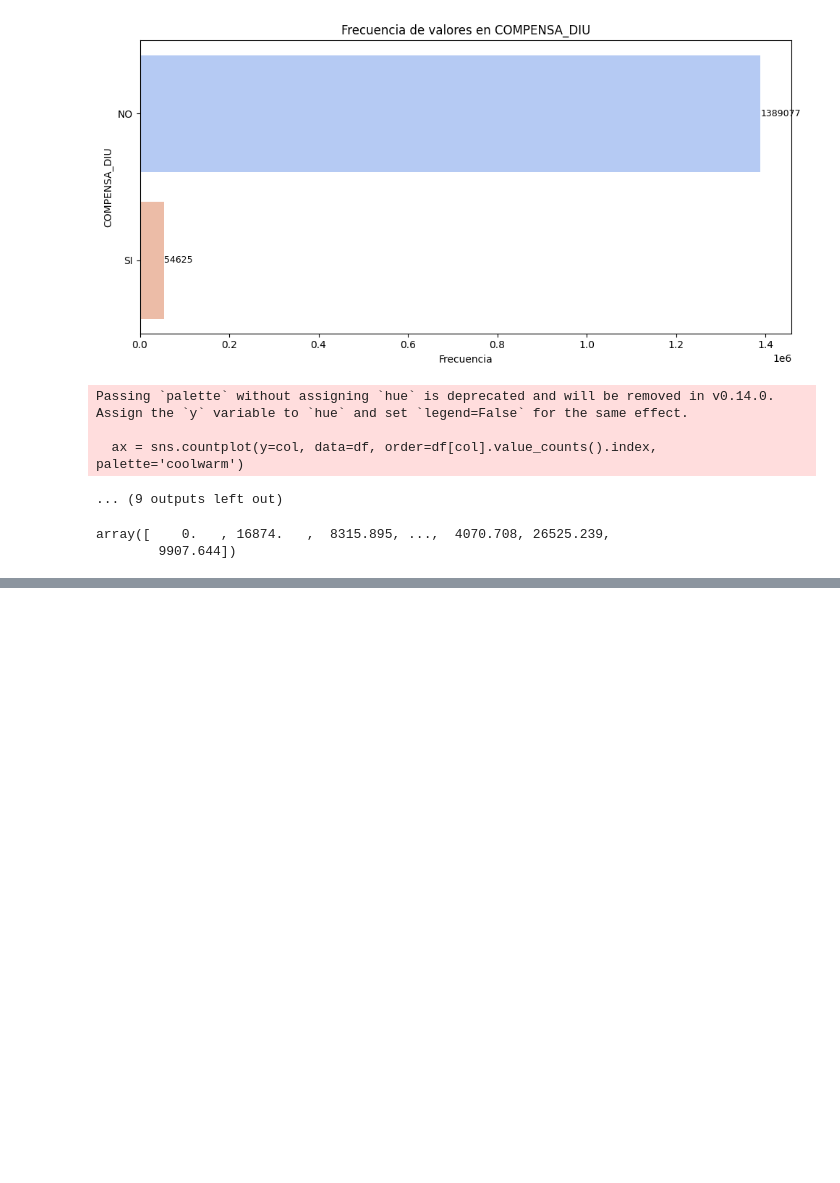
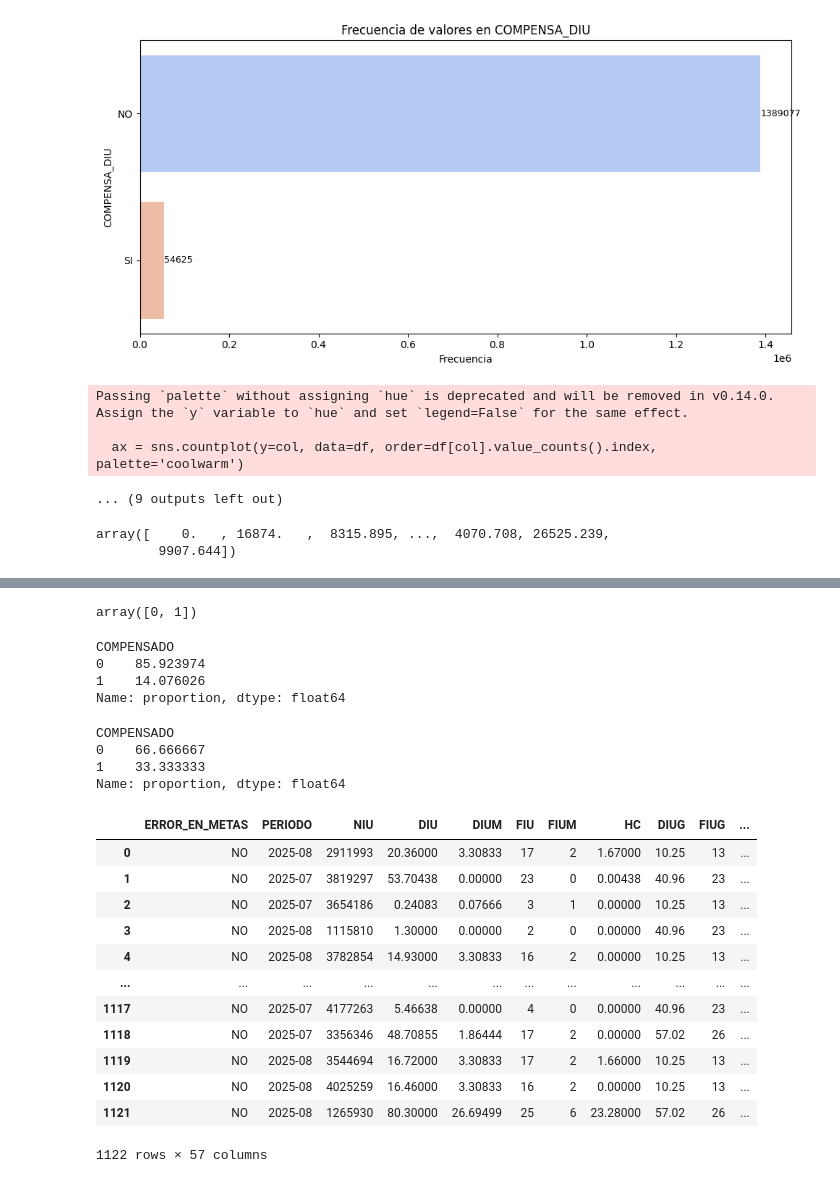
Before and after one commit to Fabian-11/Proyecto---Despliegue-de-Soluciones-Analiticas, a Jupyter notebook: Proyecto DSA - Compensaciones Empresa de Energia.ipynb, the cells around one changed output, grey strips where cells are left out. Cells and saved outputs as stored; diff of their text form; code cells hidden in the pictures; blank space fills up the shorter version.

```diff
--- a/Proyecto DSA - Compensaciones Empresa de Energia.ipynb
+++ b/Proyecto DSA - Compensaciones Empresa de Energia.ipynb
@@ -458,0 +577,3 @@ array(['0', '3', '4', '1', '2'], dtype=object)
+# %%
+
+base_final = base_merged_sin_nulos.drop(columns=["OPERADOR_RED", "ARCHIVO_ORIGEN_y", "TIPO_BASE_y"]).reset_index(drop=True)
@@ -458,0 +620,11 @@ array(['0', '3', '4', '1', '2'], dtype=object)
+# %%
+# Identificar columnas que terminan en _y
+cols_y = [col for col in base_final.columns if col.endswith("_y")]
+
+# Eliminar esas columnas
+base_final_limpia = base_final.drop(columns=cols_y).reset_index(drop=True)
+
+# Confirmar resultado
+print("=== Columnas eliminadas correctamente ===")
+print(f"Columnas eliminadas: {cols_y}")
+print(f"Columnas finales: {len(base_final_limpia.columns)}")
@@ -458,0 +677,55 @@ array(['0', '3', '4', '1', '2'], dtype=object)
+# %%
+base_final_limpia["COMPENSADO"] = (
+    (base_final_limpia["COMPENSA_DIU"] == 'SI') |
+    (base_final_limpia["COMPENSA_FIU"] == 'SI')
+).astype(int)
+# %%
+base_final_limpia["COMPENSADO"].unique()
+# %% [output]
+array([0, 1])
+# %%
+base_final_limpia["COMPENSADO"].value_counts(normalize=True) * 100
+# %% [output]
+COMPENSADO
+0    85.923974
+1    14.076026
+Name: proportion, dtype: float64
+# %%
+from sklearn.utils import resample
+
+# Separar clases
+df_mayor = base_final_limpia[base_final_limpia.COMPENSADO == 0]
+df_menor = base_final_limpia[base_final_limpia.COMPENSADO == 1]
+
+# Submuestrear la clase mayoritaria
+df_mayor_down = resample(df_mayor,
+                         replace=True,
+                         n_samples=len(df_menor)*2,  # relación 2:1
+                         random_state=42)
+
+# Combinar
+base_balanceada = pd.concat([df_mayor_down, df_menor]).sample(frac=1, random_state=42).reset_index(drop=True)
+
+# Confirmar
+base_balanceada["COMPENSADO"].value_counts(normalize=True) * 100
+# %% [output]
+COMPENSADO
+0    66.666667
+1    33.333333
+Name: proportion, dtype: float64
+# %%
+base_balanceada
+# %% [output]
+|  | ERROR_EN_METAS | PERIODO | NIU | DIU | DIUM | FIU | FIUM | HC | DIUG | FIUG | ... |
+| 0 | NO | 2025-08 | 2911993 | 20.36000 | 3.30833 | 17 | 2 | 1.67000 | 10.25 | 13 | ... |
+| 1 | NO | 2025-07 | 3819297 | 53.70438 | 0.00000 | 23 | 0 | 0.00438 | 40.96 | 23 | ... |
+| 2 | NO | 2025-07 | 3654186 | 0.24083 | 0.07666 | 3 | 1 | 0.00000 | 10.25 | 13 | ... |
+| 3 | NO | 2025-08 | 1115810 | 1.30000 | 0.00000 | 2 | 0 | 0.00000 | 40.96 | 23 | ... |
+| 4 | NO | 2025-08 | 3782854 | 14.93000 | 3.30833 | 16 | 2 | 0.00000 | 10.25 | 13 | ... |
+| ... | ... | ... | ... | ... | ... | ... | ... | ... | ... | ... | ... |
+| 1117 | NO | 2025-07 | 4177263 | 5.46638 | 0.00000 | 4 | 0 | 0.00000 | 40.96 | 23 | ... |
+| 1118 | NO | 2025-07 | 3356346 | 48.70855 | 1.86444 | 17 | 2 | 0.00000 | 57.02 | 26 | ... |
+| 1119 | NO | 2025-08 | 3544694 | 16.72000 | 3.30833 | 17 | 2 | 1.66000 | 10.25 | 13 | ... |
+| 1120 | NO | 2025-08 | 4025259 | 16.46000 | 3.30833 | 16 | 2 | 0.00000 | 10.25 | 13 | ... |
+| 1121 | NO | 2025-08 | 1265930 | 80.30000 | 26.69499 | 25 | 6 | 23.28000 | 57.02 | 26 | ... |
+1122 rows × 57 columns
```
Also changed, not shown: parts of 29 cells of this notebook.
